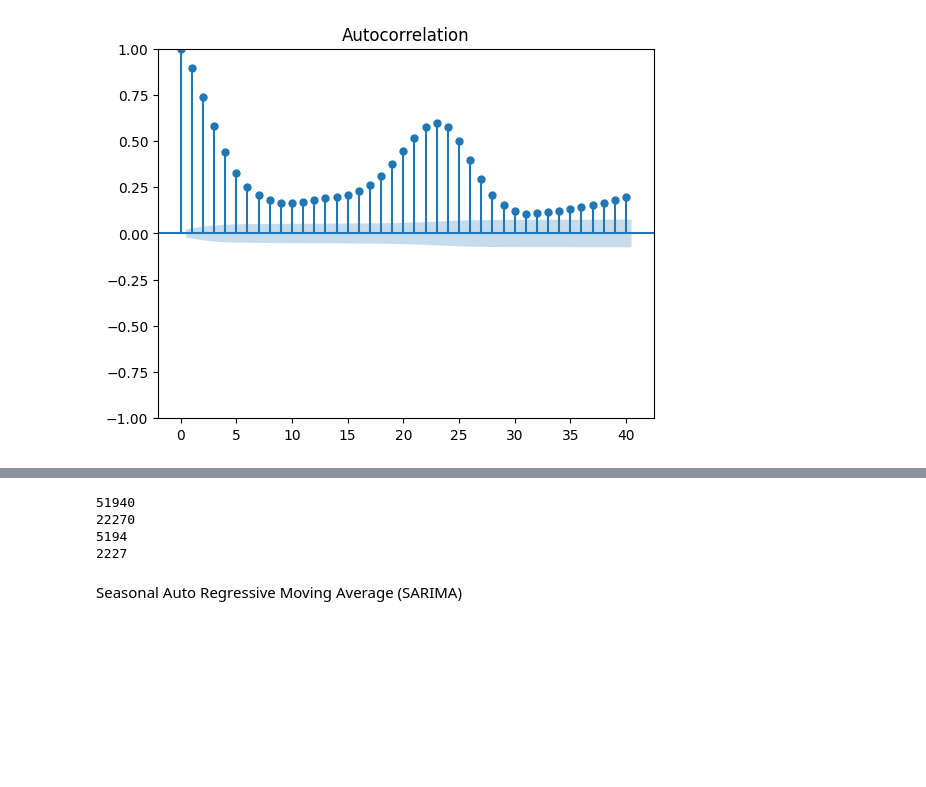
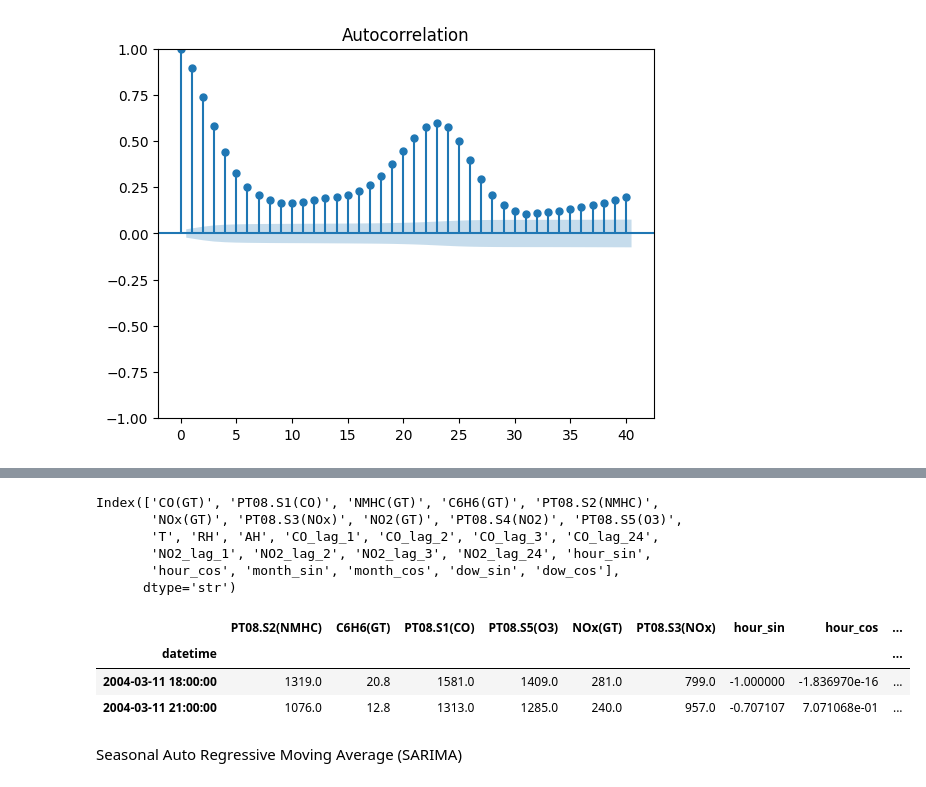
Before and after one commit to avimallik/co_and_no2_time_series_forecasting, a Jupyter notebook: co_and_no2_time_series_forecasting.ipynb, the cells around one changed output, grey strips where cells are left out. Cells and saved outputs as stored; diff of their text form; code cells hidden in the pictures; blank space fills up the shorter version.

Commit message:
features selections

```diff
--- a/co_and_no2_time_series_forecasting.ipynb
+++ b/co_and_no2_time_series_forecasting.ipynb
@@ -491,3 +534,25 @@ y_of_co_ext = df_dt['CO(GT)']
 
 X_of_no2_ext = df_dt[['T', 'RH', 'AH', 'NO2_lag_1', 'NO2_lag_2', 'NO2_lag_3', 'NO2_lag_24', 'hour', 'day_of_week', 'month']]
 y_of_no2_ext = df_dt['NO2(GT)']
+# %%
+df_max.columns
+# %% [output]
+Index(['CO(GT)', 'PT08.S1(CO)', 'NMHC(GT)', 'C6H6(GT)', 'PT08.S2(NMHC)',
+       'NOx(GT)', 'PT08.S3(NOx)', 'NO2(GT)', 'PT08.S4(NO2)', 'PT08.S5(O3)',
+       'T', 'RH', 'AH', 'CO_lag_1', 'CO_lag_2', 'CO_lag_3', 'CO_lag_24',
+       'NO2_lag_1', 'NO2_lag_2', 'NO2_lag_3', 'NO2_lag_24', 'hour_sin',
+       'hour_cos', 'month_sin', 'month_cos', 'dow_sin', 'dow_cos'],
+      dtype='str')
+# %%
+
+# Feature selection for Deep MLs
+x_co_max = df_max[['PT08.S2(NMHC)', 'C6H6(GT)', 'PT08.S1(CO)', 'PT08.S5(O3)', 'NOx(GT)', 'PT08.S3(NOx)', 'hour_sin', 'hour_cos', 'month_sin', 'month_cos', 'dow_sin', 'dow_cos']]
+y_co_max = df_max['CO(GT)']
+
+x_no2_max = df_max[['NOx(GT)', 'PT08.S5(O3)', 'PT08.S5(O3)', 'PT08.S2(NMHC)', 'PT08.S1(CO)', 'PT08.S3(NOx)', 'hour_sin', 'hour_cos', 'month_sin', 'month_cos', 'dow_sin', 'dow_cos']]
+y_no2_max = df_max['NO2(GT)']
+# %% [output]
+|  | PT08.S2(NMHC) | C6H6(GT) | PT08.S1(CO) | PT08.S5(O3) | NOx(GT) | PT08.S3(NOx) | hour_sin | hour_cos | ... |
+| datetime |  |  |  |  |  |  |  |  | ... |
+| 2004-03-11 18:00:00 | 1319.0 | 20.8 | 1581.0 | 1409.0 | 281.0 | 799.0 | -1.000000 | -1.836970e-16 | ... |
+| 2004-03-11 21:00:00 | 1076.0 | 12.8 | 1313.0 | 1285.0 | 240.0 | 957.0 | -0.707107 | 7.071068e-01 | ... |
@@ -514,16 +581,6 @@ class ExtTrainTestSplit:
         return frameExt
 
 extsplit = ExtTrainTestSplit()
-print(extsplit.extSize(X_of_no2_ext, y_of_no2_ext)['ext_x_train'].size)
-print(extsplit.extSize(X_of_no2_ext, y_of_no2_ext)['ext_x_test'].size)
-
-print(extsplit.extSize(X_of_no2_ext, y_of_no2_ext)['ext_y_train'].size)
-print(extsplit.extSize(X_of_no2_ext, y_of_no2_ext)['ext_y_test'].size)
-# %% [output]
-51940
-22270
-5194
-2227
 # %%
 class UniTrainTestSplit:
     def uniSize(self, dfs):
```
Also changed, not shown: parts of 27 cells of this notebook, 5 other files.
